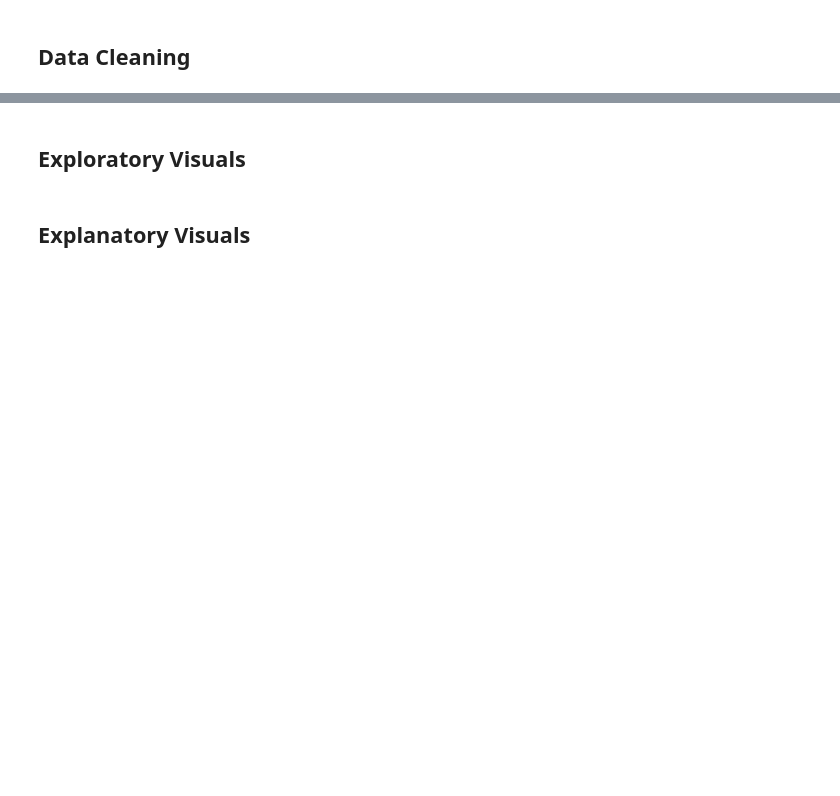
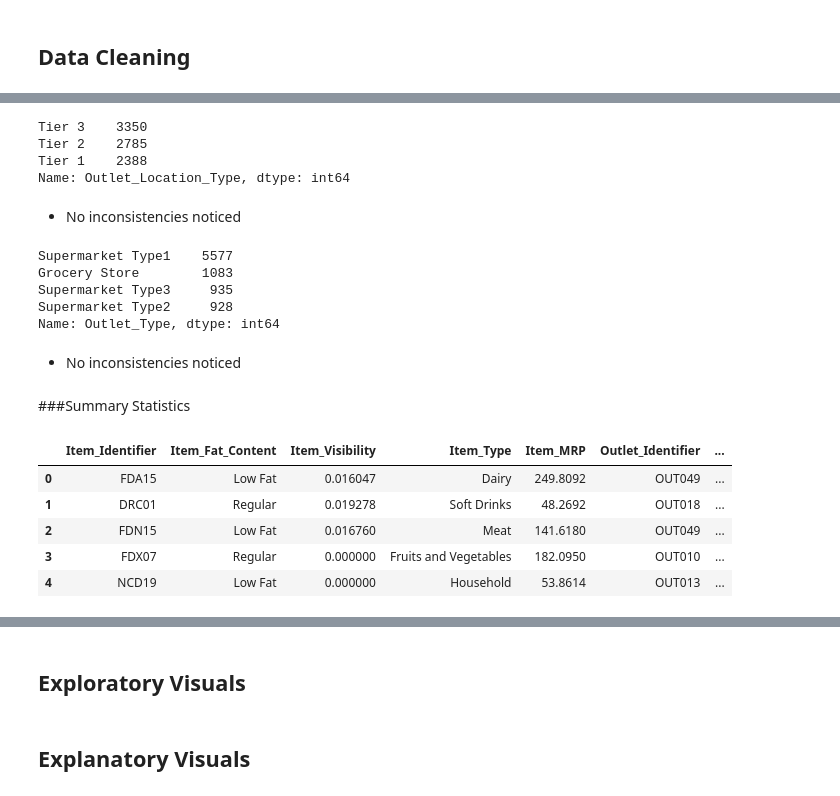
Before and after one commit to Zach-Hanson3/Food_Sales_Prediction_old, a Jupyter notebook: Food_Sales_Prediction.ipynb, the cells around one changed output, grey strips where cells are left out. Saved outputs shown, nothing was run; the diff lists cells and outputs as text; code cells hidden in the pictures; blank space fills up the shorter version.

```diff
--- a/Food_Sales_Prediction.ipynb
+++ b/Food_Sales_Prediction.ipynb
@@ -13,0 +216,33 @@
+# %%
+#Checking 'Outlet_Location_Type' for inconsistencies
+sales_df['Outlet_Location_Type'].value_counts()
+# %% [output]
+Tier 3    3350
+Tier 2    2785
+Tier 1    2388
+Name: Outlet_Location_Type, dtype: int64
+# %% [markdown]
+- No inconsistencies noticed
+# %%
+#Checking 'Outlet_Type' for inconsistencies
+sales_df['Outlet_Type'].value_counts()
+# %% [output]
+Supermarket Type1    5577
+Grocery Store        1083
+Supermarket Type3     935
+Supermarket Type2     928
+Name: Outlet_Type, dtype: int64
+# %% [markdown]
+- No inconsistencies noticed
+# %% [markdown]
+###Summary Statistics
+# %%
+#Preview of data for easy coding
+sales_df.head()
+# %% [output]
+|  | Item_Identifier | Item_Fat_Content | Item_Visibility | Item_Type | Item_MRP | Outlet_Identifier | ... |
+| 0 | FDA15 | Low Fat | 0.016047 | Dairy | 249.8092 | OUT049 | ... |
+| 1 | DRC01 | Regular | 0.019278 | Soft Drinks | 48.2692 | OUT018 | ... |
+| 2 | FDN15 | Low Fat | 0.016760 | Meat | 141.6180 | OUT049 | ... |
+| 3 | FDX07 | Regular | 0.000000 | Fruits and Vegetables | 182.0950 | OUT010 | ... |
+| 4 | NCD19 | Low Fat | 0.000000 | Household | 53.8614 | OUT013 | ... |
```
Also changed, not shown: parts of 36 cells of this notebook.
